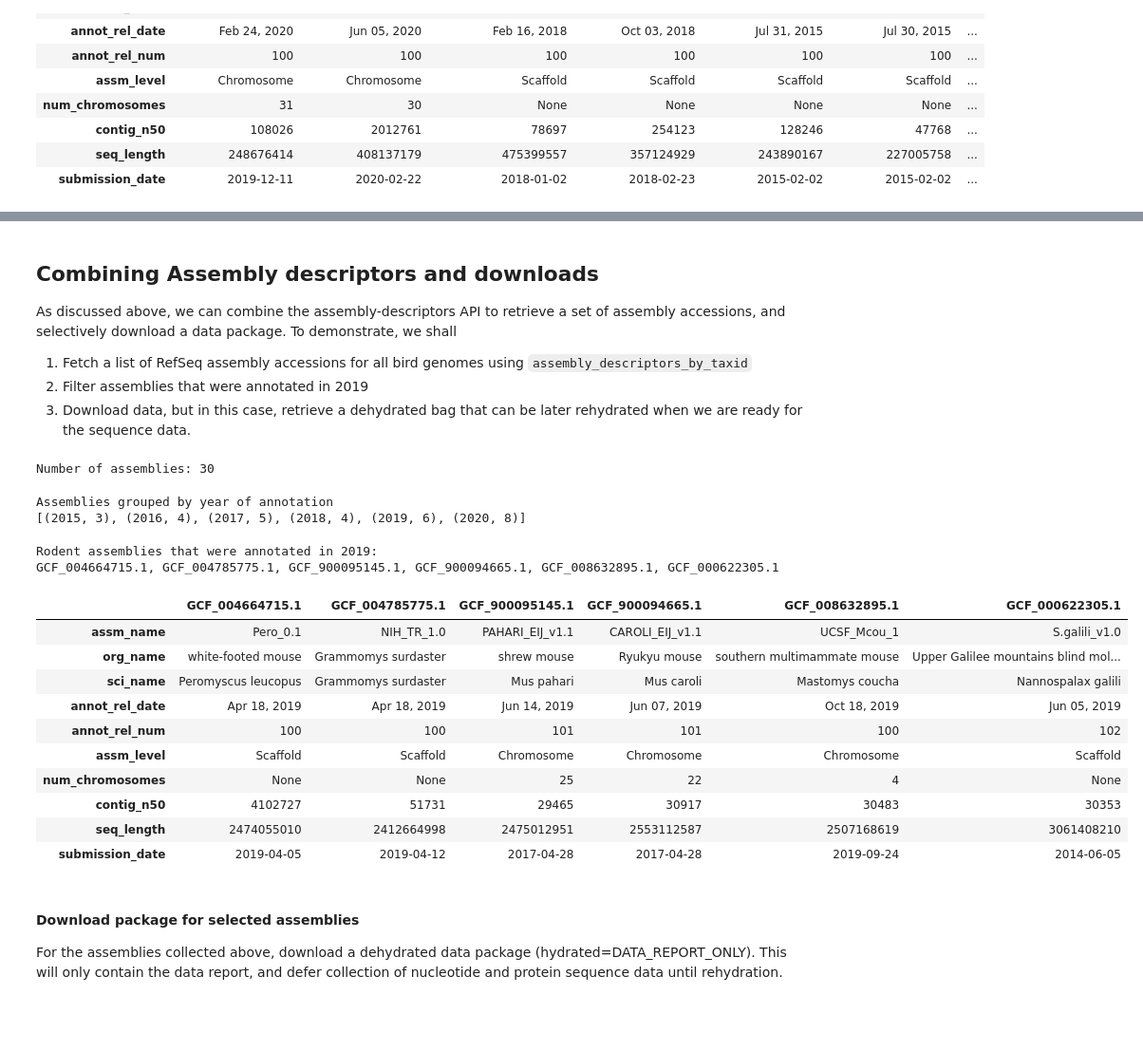
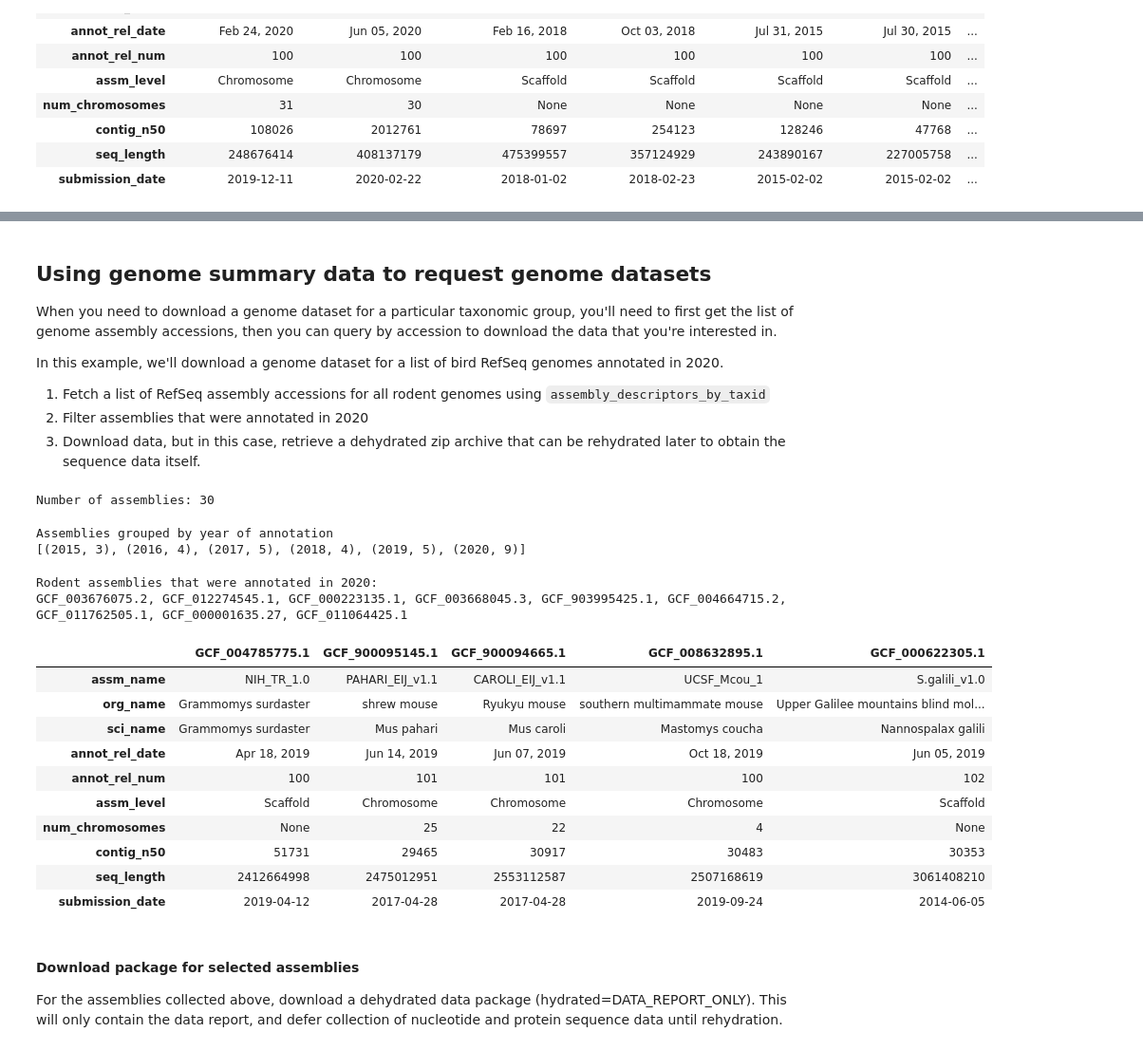
Before and after one commit to ncbi/datasets, a Jupyter notebook: examples/jupyter/ncbi-datasets-pylib/ncbi-datasets-assembly.ipynb, the cells around one changed output, grey strips where cells are left out. Shown at 95% size. Cells and saved outputs as stored; diff of their text form; code cells hidden in the pictures; blank space fills up the shorter version.

```diff
--- a/examples/jupyter/ncbi-datasets-pylib/ncbi-datasets-assembly.ipynb
+++ b/examples/jupyter/ncbi-datasets-pylib/ncbi-datasets-assembly.ipynb
@@ -244,12 +245,12 @@ df.plot(kind='barh', y='count', figsize=(9,6))
 <AxesSubplot:>
 [figure]
 # %%
-assm_table = {}
-for assembly in map(lambda d: d.assembly, assembly_descriptors.assemblies):
+genome_table = {}
+for assembly in map(lambda d: d.assembly, genome_summary.assemblies):
     if not assembly.annotation_metadata:
         continue
     n_chr = len(assembly.chromosomes) if assembly.assembly_level == 'Chromosome' else None
-    assm_table[assembly.assembly_accession] = {
+    genome_table[assembly.assembly_accession] = {
         'assm_name': assembly.display_name,
         'annot_rel_date': assembly.annotation_metadata.release_date,
         'annot_rel_num': assembly.annotation_metadata.release_number,
@@ -258,7 +259,7 @@ for assembly in map(lambda d: d.assembly, assembly_descriptors.assemblies):
         'contig_n50': assembly.contig_n50,
         'seq_length': assembly.seq_length,
         'submission_date': assembly.submission_date }
-df = pd.DataFrame.from_dict(assm_table, orient='columns')
+df = pd.DataFrame.from_dict(genome_table, orient='columns')
 display(df)
 # %% [output]
 |  | GCF_009731565.1 | GCF_902806685.1 | GCF_900239965.1 | GCF_002938995.1 | GCF_000836235.1 | GCF_000836215.1 | ... |
@@ -317,23 +321,25 @@ Archive:  human_assembly.zip
 # %% [markdown]
-## Combining Assembly descriptors and downloads
+## Using genome summary data to request genome datasets
 
-As discussed above, we can combine the assembly-descriptors API to retrieve a set of assembly accessions, and selectively download a data package. To demonstrate, we shall
+When you need to download a genome dataset for a particular taxonomic group, you'll need to first get the list of genome assembly accessions, then you can query by accession to download the data that you're interested in.
 
-1. Fetch a list of RefSeq assembly accessions for all bird genomes using `assembly_descriptors_by_taxid`
-2. Filter assemblies that were annotated in 2019
-3. Download data, but in this case, retrieve a dehydrated bag that can be later rehydrated when we are ready for the sequence data.
+In this example, we'll download a genome dataset for a list of bird RefSeq genomes annotated in 2020.
+
+1. Fetch a list of RefSeq assembly accessions for all rodent genomes using `assembly_descriptors_by_taxid`
+2. Filter assemblies that were annotated in 2020
+3. Download data, but in this case, retrieve a dehydrated zip archive that can be rehydrated later to obtain the sequence data itself.
 # %%
-assembly_descriptors = api_instance.assembly_descriptors_by_taxon(
+genome_summary = api_instance.assembly_descriptors_by_taxon(
     taxon=9989, ## Rodents taxid
     limit='all',
     filters_refseq_only=True)
 
-print(f'Number of assemblies: {assembly_descriptors.total_count}')
+print(f'Number of assemblies: {genome_summary.total_count}')
 # %% [output]
 Number of assemblies: 30
 # %%
 annots_by_year = Counter()
-for assembly in map(lambda d: d.assembly, assembly_descriptors.assemblies):
+for assembly in map(lambda d: d.assembly, genome_summary.assemblies):
     annot_year = int(assembly.annotation_metadata.release_date.split(' ')[-1])
     annots_by_year[annot_year] += 1
 
@@ -341,50 +347,50 @@ print(f'Assemblies grouped by year of annotation')
 pprint(sorted(annots_by_year.items()))
 # %% [output]
 Assemblies grouped by year of annotation
-[(2015, 3), (2016, 4), (2017, 5), (2018, 4), (2019, 6), (2020, 8)]
+[(2015, 3), (2016, 4), (2017, 5), (2018, 4), (2019, 5), (2020, 9)]
 # %%
-rodents_annotated_in_2019_accs = []
-for assembly in map(lambda d: d.assembly, assembly_descriptors.assemblies):
+rodents_annotated_in_2020_accs = []
+for assembly in map(lambda d: d.assembly, genome_summary.assemblies):
     annot_year = int(assembly.annotation_metadata.release_date.split(' ')[-1])
-    if annot_year == 2019:
-        rodents_annotated_in_2019_accs.append(assembly.assembly_accession)
+    if annot_year == 2020:
+        rodents_annotated_in_2020_accs.append(assembly.assembly_accession)
 
-print('Rodent assemblies that were annotated in 2019:')
-print(f'{", ".join(rodents_annotated_in_2019_accs)}')
+print('Rodent assemblies that were annotated in 2020:')
+print(f'{", ".join(rodents_annotated_in_2020_accs)}')
 # %% [output]
-Rodent assemblies that were annotated in 2019:
-GCF_004664715.1, GCF_004785775.1, GCF_900095145.1, GCF_900094665.1, GCF_008632895.1, GCF_000622305.1
+Rodent assemblies that were annotated in 2020:
+GCF_003676075.2, GCF_012274545.1, GCF_000223135.1, GCF_003668045.3, GCF_903995425.1, GCF_004664715.2, GCF_011762505.1, GCF_000001635.27, GCF_011064425.1
 # %%
 assm_table = {}
-for assembly in map(lambda d: d.assembly, assembly_descriptors.assemblies):
+for assembly in map(lambda d: d.assembly, genome_summary.assemblies):
     annot_year = int(assembly.annotation_metadata.release_date.split(' ')[-1])
     if annot_year == 2019:
         n_chr = len(assembly.chromosomes) if assembly.assembly_level == 'Chromosome' else None
         assm_table[assembly.assembly_accession] = {
             'assm_name': assembly.display_name,
             'org_name': assembly.org.title,
             'sci_name': assembly.org.sci_name,
             'annot_rel_date': assembly.annotation_metadata.release_date,
             'annot_rel_num': assembly.annotation_metadata.release_number,
             'assm_level': assembly.assembly_level,
             'num_chromosomes': n_chr,
             'contig_n50': assembly.contig_n50,
             'seq_length': assembly.seq_length,
             'submission_date': assembly.submission_date }
 df = pd.DataFrame.from_dict(assm_table, orient='columns')
 display(df)
 # %% [output]
-|  | GCF_004664715.1 | GCF_004785775.1 | GCF_900095145.1 | GCF_900094665.1 | GCF_008632895.1 | GCF_000622305.1 |
-| assm_name | Pero_0.1 | NIH_TR_1.0 | PAHARI_EIJ_v1.1 | CAROLI_EIJ_v1.1 | UCSF_Mcou_1 | S.galili_v1.0 |
-| org_name | white-footed mouse | Grammomys surdaster | shrew mouse | Ryukyu mouse | southern multimammate mouse | Upper Galilee mountains blind mol... |
-| sci_name | Peromyscus leucopus | Grammomys surdaster | Mus pahari | Mus caroli | Mastomys coucha | Nannospalax galili |
-| annot_rel_date | Apr 18, 2019 | Apr 18, 2019 | Jun 14, 2019 | Jun 07, 2019 | Oct 18, 2019 | Jun 05, 2019 |
-| annot_rel_num | 100 | 100 | 101 | 101 | 100 | 102 |
-| assm_level | Scaffold | Scaffold | Chromosome | Chromosome | Chromosome | Scaffold |
-| num_chromosomes | None | None | 25 | 22 | 4 | None |
-| contig_n50 | 4102727 | 51731 | 29465 | 30917 | 30483 | 30353 |
-| seq_length | 2474055010 | 2412664998 | 2475012951 | 2553112587 | 2507168619 | 3061408210 |
-| submission_date | 2019-04-05 | 2019-04-12 | 2017-04-28 | 2017-04-28 | 2019-09-24 | 2014-06-05 |
+|  | GCF_004785775.1 | GCF_900095145.1 | GCF_900094665.1 | GCF_008632895.1 | GCF_000622305.1 |
+| assm_name | NIH_TR_1.0 | PAHARI_EIJ_v1.1 | CAROLI_EIJ_v1.1 | UCSF_Mcou_1 | S.galili_v1.0 |
+| org_name | Grammomys surdaster | shrew mouse | Ryukyu mouse | southern multimammate mouse | Upper Galilee mountains blind mol... |
+| sci_name | Grammomys surdaster | Mus pahari | Mus caroli | Mastomys coucha | Nannospalax galili |
+| annot_rel_date | Apr 18, 2019 | Jun 14, 2019 | Jun 07, 2019 | Oct 18, 2019 | Jun 05, 2019 |
+| annot_rel_num | 100 | 101 | 101 | 100 | 102 |
+| assm_level | Scaffold | Chromosome | Chromosome | Chromosome | Scaffold |
+| num_chromosomes | None | 25 | 22 | 4 | None |
+| contig_n50 | 51731 | 29465 | 30917 | 30483 | 30353 |
+| seq_length | 2412664998 | 2475012951 | 2553112587 | 2507168619 | 3061408210 |
+| submission_date | 2019-04-12 | 2017-04-28 | 2017-04-28 | 2019-09-24 | 2014-06-05 |
 # %% [markdown]
 #### Download package for selected assemblies
 
```
Also changed, not shown: parts of 31 cells of this notebook, 6 other files.
